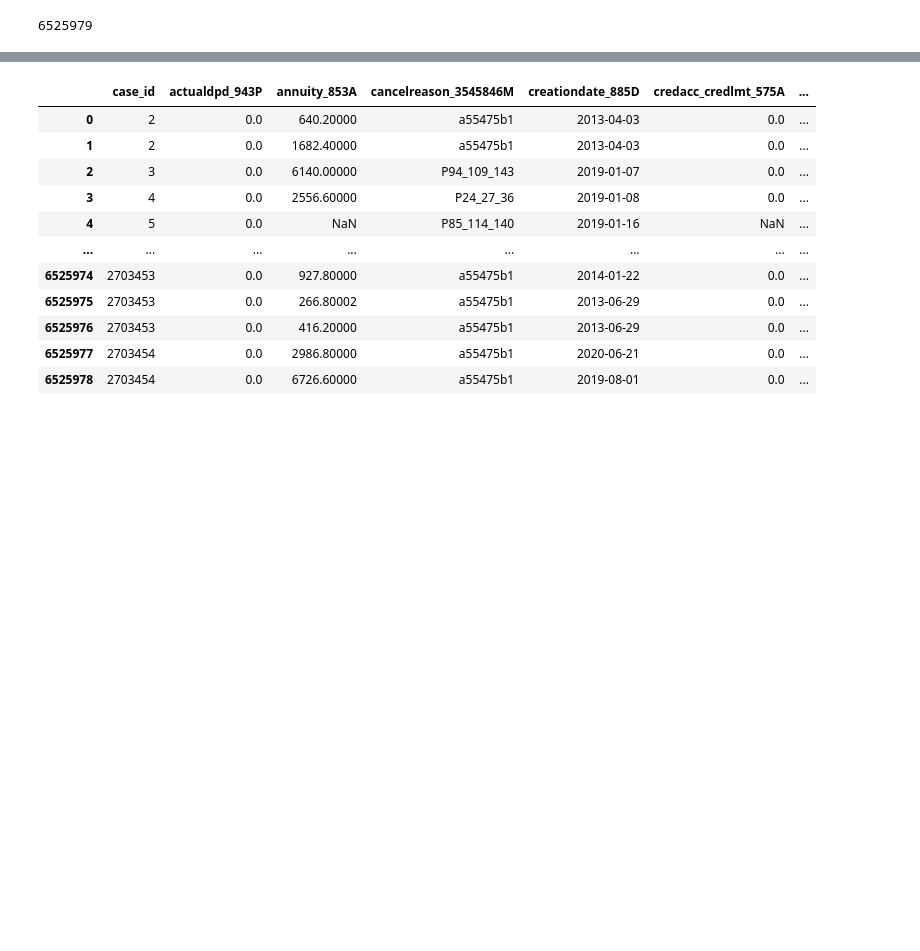
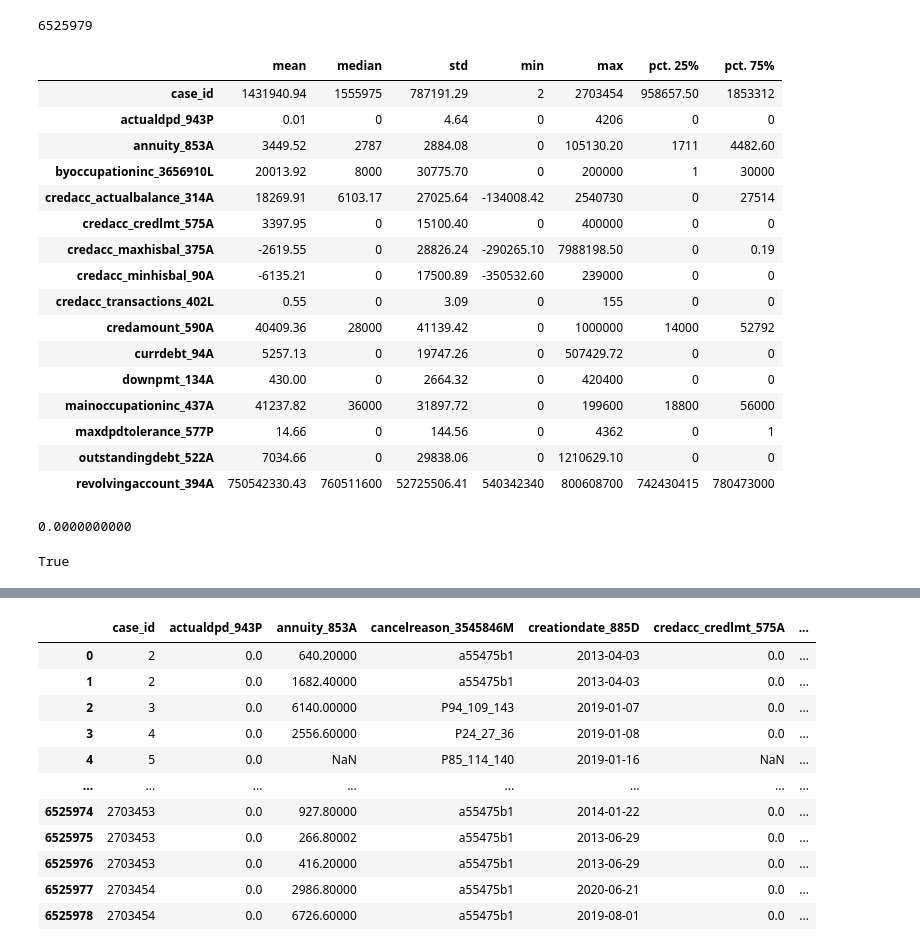
Before and after one commit to LyubomyrKl/Home-Credit---Credit-Risk-Model-Stability, a Jupyter notebook: data_eda.ipynb, the cells around one changed output, grey strips where cells are left out. Drawn from its saved outputs; the diff is of its cells as text; code cells hidden in the pictures; blank space fills up the shorter version.

```diff
--- a/data_eda.ipynb
+++ b/data_eda.ipynb
@@ -33,3 +41,30 @@ def inspect_columns(df):
         'dtype': df.dtypes
     })
     return result
+# %%
+import numpy as np
+
+def inspect_continuous_columns(df):
+    continuous_columns = df.columns[df.nunique() > 100]  # Filter columns with more than 100 unique values
+    result = pd.DataFrame(columns=['mean', 'median', 'std', 'min', 'max', 'pct. 25%', 'pct. 75%'])
+
+    for col in continuous_columns:
+        # Convert non-numeric values to NaN and then to numeric
+        numeric_values = pd.to_numeric(df[col], errors='coerce')
+        numeric_values = numeric_values.dropna()  # Drop NaN values
+
+        if not numeric_values.empty:
+            stats = {
+                'mean': numeric_values.mean(),
+                'median': numeric_values.median(),
+                'std': numeric_values.std(),
+                'min': numeric_values.min(),
+                'max': numeric_values.max(),
+                'pct. 25%': numeric_values.quantile(0.25),
+                'pct. 75%': numeric_values.quantile(0.75)
+            }
+            result.loc[col] = stats
+
+    return result
+# %%
+continuous_stats = inspect_continuous_columns(train_df)
@@ -35,0 +83,20 @@ def inspect_columns(df):
+# %%
+continuous_stats
+# %% [output]
+|  | mean | median | std | min | max | pct. 25% | pct. 75% |
+| case_id | 1431940.94 | 1555975 | 787191.29 | 2 | 2703454 | 958657.50 | 1853312 |
+| actualdpd_943P | 0.01 | 0 | 4.64 | 0 | 4206 | 0 | 0 |
+| annuity_853A | 3449.52 | 2787 | 2884.08 | 0 | 105130.20 | 1711 | 4482.60 |
+| byoccupationinc_3656910L | 20013.92 | 8000 | 30775.70 | 0 | 200000 | 1 | 30000 |
+| credacc_actualbalance_314A | 18269.91 | 6103.17 | 27025.64 | -134008.42 | 2540730 | 0 | 27514 |
+| credacc_credlmt_575A | 3397.95 | 0 | 15100.40 | 0 | 400000 | 0 | 0 |
+| credacc_maxhisbal_375A | -2619.55 | 0 | 28826.24 | -290265.10 | 7988198.50 | 0 | 0.19 |
+| credacc_minhisbal_90A | -6135.21 | 0 | 17500.89 | -350532.60 | 239000 | 0 | 0 |
+| credacc_transactions_402L | 0.55 | 0 | 3.09 | 0 | 155 | 0 | 0 |
+| credamount_590A | 40409.36 | 28000 | 41139.42 | 0 | 1000000 | 14000 | 52792 |
+| currdebt_94A | 5257.13 | 0 | 19747.26 | 0 | 507429.72 | 0 | 0 |
+| downpmt_134A | 430.00 | 0 | 2664.32 | 0 | 420400 | 0 | 0 |
+| mainoccupationinc_437A | 41237.82 | 36000 | 31897.72 | 0 | 199600 | 18800 | 56000 |
+| maxdpdtolerance_577P | 14.66 | 0 | 144.56 | 0 | 4362 | 0 | 1 |
+| outstandingdebt_522A | 7034.66 | 0 | 29838.06 | 0 | 1210629.10 | 0 | 0 |
+| revolvingaccount_394A | 750542330.43 | 760511600 | 52725506.41 | 540342340 | 800608700 | 742430415 | 780473000 |
@@ -36,3 +105,11 @@ def inspect_columns(df):
+# %%
+print("{:.10f}".format(med % 10))
+# %% [output]
+0.0000000000
+# %%
+med % 1 == 0
+# %% [output]
+True
 # %%
 eda_data = inspect_columns(train_df)
 # %%
```
Also changed, not shown: parts of 14 cells of this notebook.
